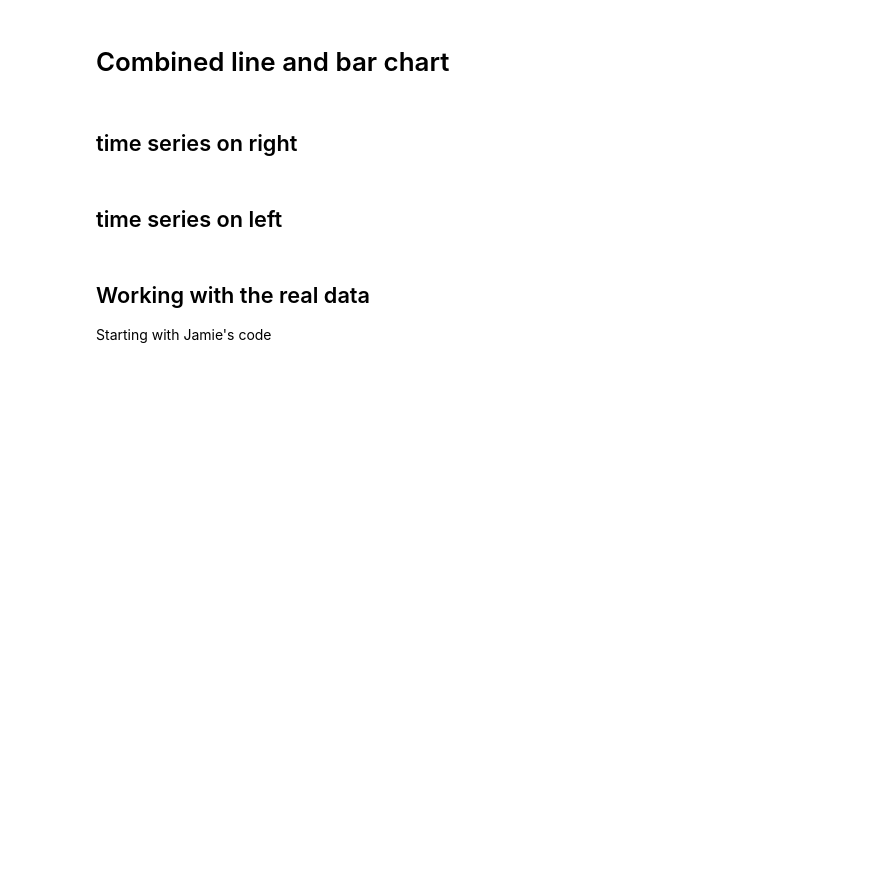
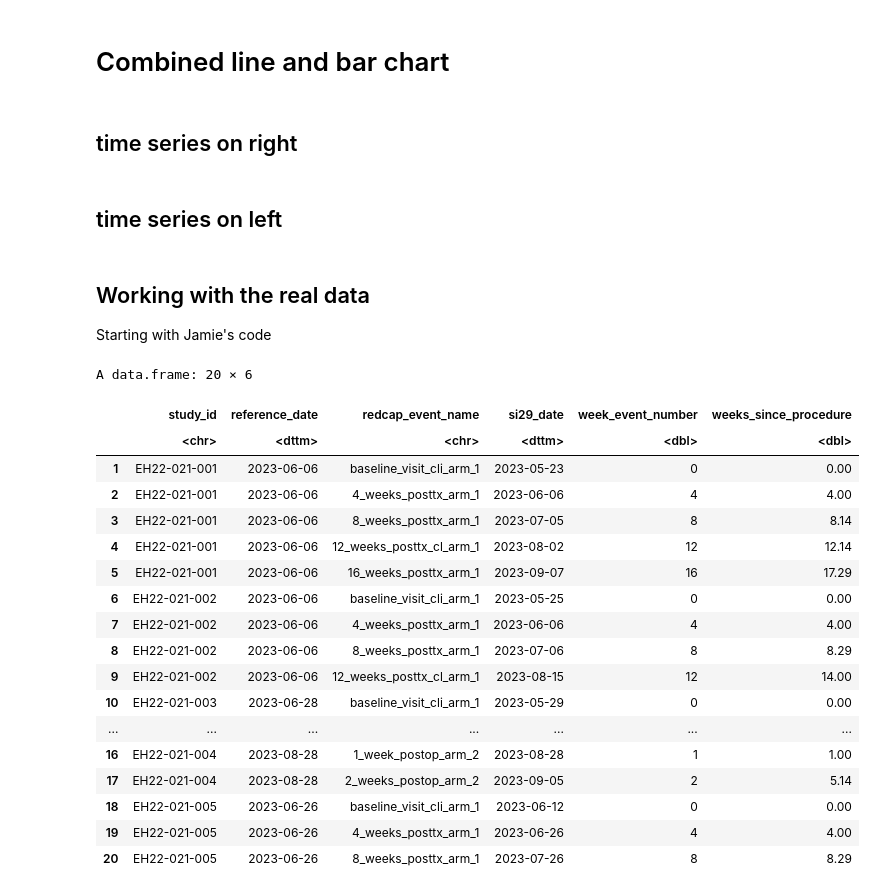
Before and after one commit to nuitrcs/Griffith_LURN_dashboard, a Jupyter notebook: jupyter/AMGtest.ipynb, the cells around one changed output. Drawn from its saved outputs; the diff is of its cells as text; code cells hidden in the pictures; blank space fills up the shorter version.

```diff
--- a/jupyter/AMGtest.ipynb
+++ b/jupyter/AMGtest.ipynb
@@ -1668,37 +1086,93 @@ for (i in seq_along(ids)) {
             bph[id %in% bph$study_id, "SEX"] <- 2
     }
 }
 
 # there are two "arms" of the study, for those who had surgery and those who did not have surgery
 # add labels for these.  Need to figure out how to deal with these
 bph$arm <- str_sub(bph$redcap_event_name, -5)
 
 bph$arm <- factor(bph$arm, levels = c("arm_1", "arm_2"))
 
+# these will need to be updated
 arm1_old_labels <- c(
     "2_weeks_prior_to_b_arm_1",
     "baseline_visit_cli_arm_1",
     "4_weeks_posttx_arm_1",
     "8_weeks_posttx_arm_1",
     "12_weeks_posttx_cl_arm_1",
-    "16_weeks_posttx_arm_1"
+    "16_weeks_posttx_arm_1",
+    "20_weeks_posttx_arm_1",
+    "24_weeks_posttx_arm_1"
 )
-arm1_new_labels <- c(-2, 0, 4, 8, 12, 16)
+arm1_new_labels <- c(-2, 0, 4, 8, 12, 16, 20, 24)
 arm2_old_labels <- c(
     "baseline_visit_cli_arm_2",
     "preop_arm_2",
     "1_week_postop_arm_2",
     "2_weeks_postop_arm_2",
     "4_weeks_postop_cli_arm_2",
-    "6_weeks_postop_arm_2"
+    "6_weeks_postop_arm_2",
+    "8_weeks_postop_arm_2",
+    "12_weeks_postop_arm_2",
+    "16_weeks_postop_arm_2",
+    "20_weeks_postop_arm_2",
+    "24_weeks_postop_arm_2"
 )
-arm2_new_labels <- c(0, -1, 1, 2, 4, 6)
+arm2_new_labels <- c(0, -1, 1, 2, 4, 6, 8, 12, 16, 20, 24)
 bph <- bph %>%
-    mutate(arm_1_event = recode(redcap_event_name, !!!setNames(arm1_new_labels, arm1_old_labels))) %>%
-    mutate(arm_2_event = recode(redcap_event_name, !!!setNames(arm2_new_labels, arm2_old_labels)))
+    mutate(week_event_number = recode(redcap_event_name, !!!setNames(c(arm1_new_labels,arm2_new_labels), c(arm1_old_labels,arm2_old_labels))))
 
+
+
+# calculate a column to store the weeks since baseline for each patient.
+bph <- bph %>%
+    # Filter rows with "baseline" in redcap_event_name and select relevant columns
+    filter(redcap_event_name %in% c("1_week_postop_arm_2", "4_weeks_posttx_arm_1")) %>%
+    select(study_id, reference_date = si29_date) %>%
+
+    # Group the data by study_id
+    group_by(study_id) %>%
+
+    # Join the baseline_date with the original data frame for each study_id
+    right_join(bph, by = "study_id") %>%
+
+    # Calculate the weeks since baseline for each study_id
+    mutate(
+        si29_date = as.POSIXct(si29_date, format = "%Y-%m-%d"),
+        reference_date = as.POSIXct(reference_date, format = "%Y-%m-%d"),
+        weeks_since_procedure = ifelse(redcap_event_name == "1_week_postop_arm_2",
+            as.numeric(difftime(si29_date, (reference_date - weeks(1)), units = "weeks")),
+            as.numeric(difftime(si29_date, (reference_date - weeks(4)), units = "weeks"))
+        ),
+        weeks_since_procedure = round(weeks_since_procedure, 2),  # Round to 0.01 (not strictly necessary)
+        weeks_since_procedure = ifelse(grepl("baseline", redcap_event_name), 0, weeks_since_procedure)
+    ) %>%
+
+    # Ungroup the data
+    ungroup()
 
 # The scoring is accomplished using the lurn package.
 bph <- score_lurn_si_29(bph)
 
-head(bph)
+head(bph[c('study_id', 'reference_date', 'redcap_event_name', 'si29_date', 'week_event_number', 'weeks_since_procedure')], 20)
+colnames(bph)
+# %% [output]
+A data.frame: 20 × 6
+|  | study_id | reference_date | redcap_event_name | si29_date | week_event_number | weeks_since_procedure |
+|  | <chr> | <dttm> | <chr> | <dttm> | <dbl> | <dbl> |
+| 1 | EH22-021-001 | 2023-06-06 | baseline_visit_cli_arm_1 | 2023-05-23 | 0 | 0.00 |
+| 2 | EH22-021-001 | 2023-06-06 | 4_weeks_posttx_arm_1 | 2023-06-06 | 4 | 4.00 |
+| 3 | EH22-021-001 | 2023-06-06 | 8_weeks_posttx_arm_1 | 2023-07-05 | 8 | 8.14 |
+| 4 | EH22-021-001 | 2023-06-06 | 12_weeks_posttx_cl_arm_1 | 2023-08-02 | 12 | 12.14 |
+| 5 | EH22-021-001 | 2023-06-06 | 16_weeks_posttx_arm_1 | 2023-09-07 | 16 | 17.29 |
+| 6 | EH22-021-002 | 2023-06-06 | baseline_visit_cli_arm_1 | 2023-05-25 | 0 | 0.00 |
+| 7 | EH22-021-002 | 2023-06-06 | 4_weeks_posttx_arm_1 | 2023-06-06 | 4 | 4.00 |
+| 8 | EH22-021-002 | 2023-06-06 | 8_weeks_posttx_arm_1 | 2023-07-06 | 8 | 8.29 |
+| 9 | EH22-021-002 | 2023-06-06 | 12_weeks_posttx_cl_arm_1 | 2023-08-15 | 12 | 14.00 |
+| 10 | EH22-021-003 | 2023-06-28 | baseline_visit_cli_arm_1 | 2023-05-29 | 0 | 0.00 |
+| ... | ... | ... | ... | ... | ... | ... |
+| 16 | EH22-021-004 | 2023-08-28 | 1_week_postop_arm_2 | 2023-08-28 | 1 | 1.00 |
+| 17 | EH22-021-004 | 2023-08-28 | 2_weeks_postop_arm_2 | 2023-09-05 | 2 | 5.14 |
+| 18 | EH22-021-005 | 2023-06-26 | baseline_visit_cli_arm_1 | 2023-06-12 | 0 | 0.00 |
+| 19 | EH22-021-005 | 2023-06-26 | 4_weeks_posttx_arm_1 | 2023-06-26 | 4 | 4.00 |
+| 20 | EH22-021-005 | 2023-06-26 | 8_weeks_posttx_arm_1 | 2023-07-26 | 8 | 8.29 |
```
Also changed, not shown: parts of 7 cells of this notebook, 5 other files.
